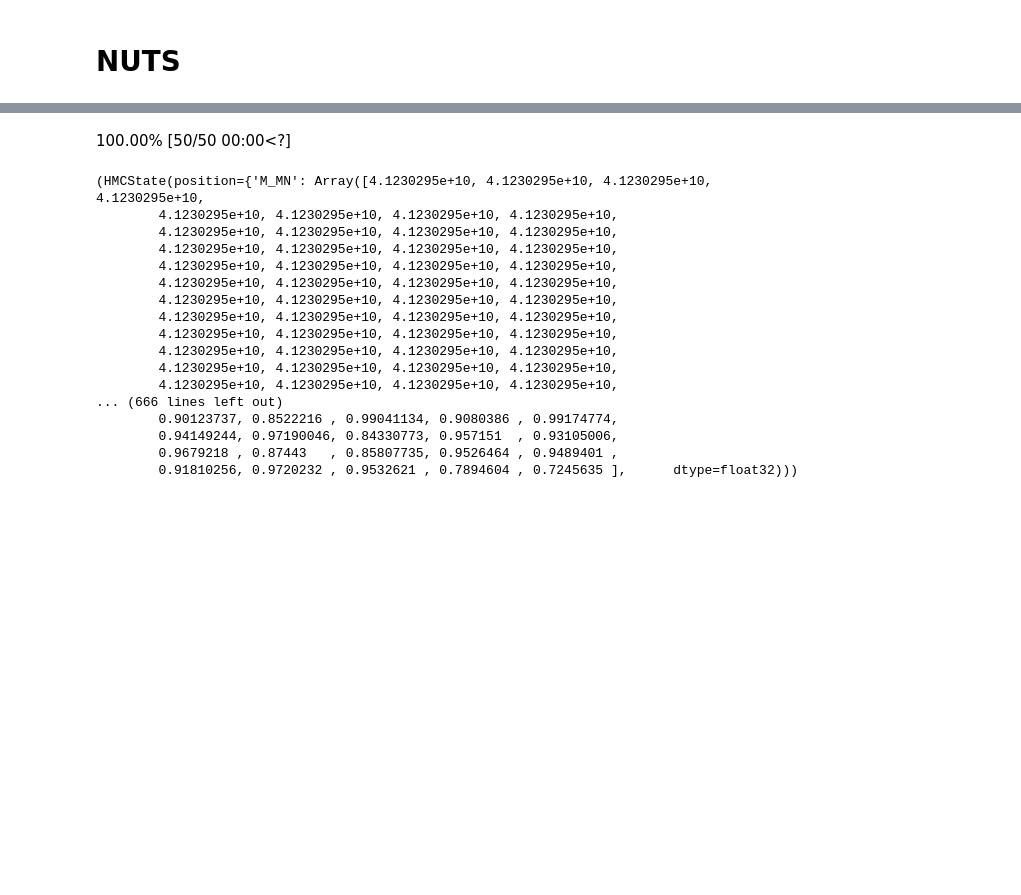
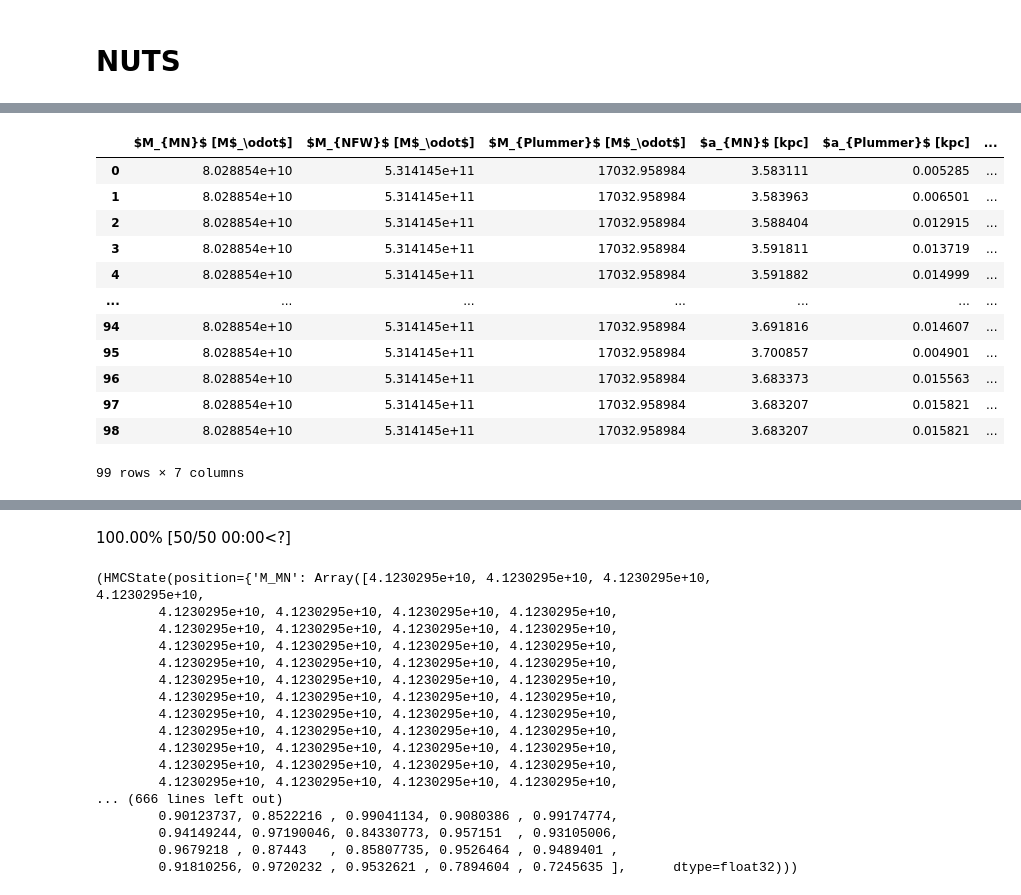
Before and after one commit to vepe99/sbi-sim, a Jupyter notebook: personal_blackjax/NUTS.ipynb, the cells around one changed output, grey strips where cells are left out. Cells and saved outputs as stored; diff of their text form; code cells hidden in the pictures; blank space fills up the shorter version.

```diff
--- a/personal_blackjax/NUTS.ipynb
+++ b/personal_blackjax/NUTS.ipynb
@@ -341,3 +407,19 @@ history_state
+# %%
+df_burned
+# %% [output]
+|  | $M_{MN}$ [M$_\odot$] | $M_{NFW}$ [M$_\odot$] | $M_{Plummer}$ [M$_\odot$] | $a_{MN}$ [kpc] | $a_{Plummer}$ [kpc] | ... |
+| 0 | 8.028854e+10 | 5.314145e+11 | 17032.958984 | 3.583111 | 0.005285 | ... |
+| 1 | 8.028854e+10 | 5.314145e+11 | 17032.958984 | 3.583963 | 0.006501 | ... |
+| 2 | 8.028854e+10 | 5.314145e+11 | 17032.958984 | 3.588404 | 0.012915 | ... |
+| 3 | 8.028854e+10 | 5.314145e+11 | 17032.958984 | 3.591811 | 0.013719 | ... |
+| 4 | 8.028854e+10 | 5.314145e+11 | 17032.958984 | 3.591882 | 0.014999 | ... |
+| ... | ... | ... | ... | ... | ... | ... |
+| 94 | 8.028854e+10 | 5.314145e+11 | 17032.958984 | 3.691816 | 0.014607 | ... |
+| 95 | 8.028854e+10 | 5.314145e+11 | 17032.958984 | 3.700857 | 0.004901 | ... |
+| 96 | 8.028854e+10 | 5.314145e+11 | 17032.958984 | 3.683373 | 0.015563 | ... |
+| 97 | 8.028854e+10 | 5.314145e+11 | 17032.958984 | 3.683207 | 0.015821 | ... |
+| 98 | 8.028854e+10 | 5.314145e+11 | 17032.958984 | 3.683207 | 0.015821 | ... |
+99 rows × 7 columns
 # %%
 # Import ChainConsumer
 from chainconsumer import Chain, ChainConsumer, Truth
```
Also changed, not shown: parts of 5 cells of this notebook, 3 other files.
